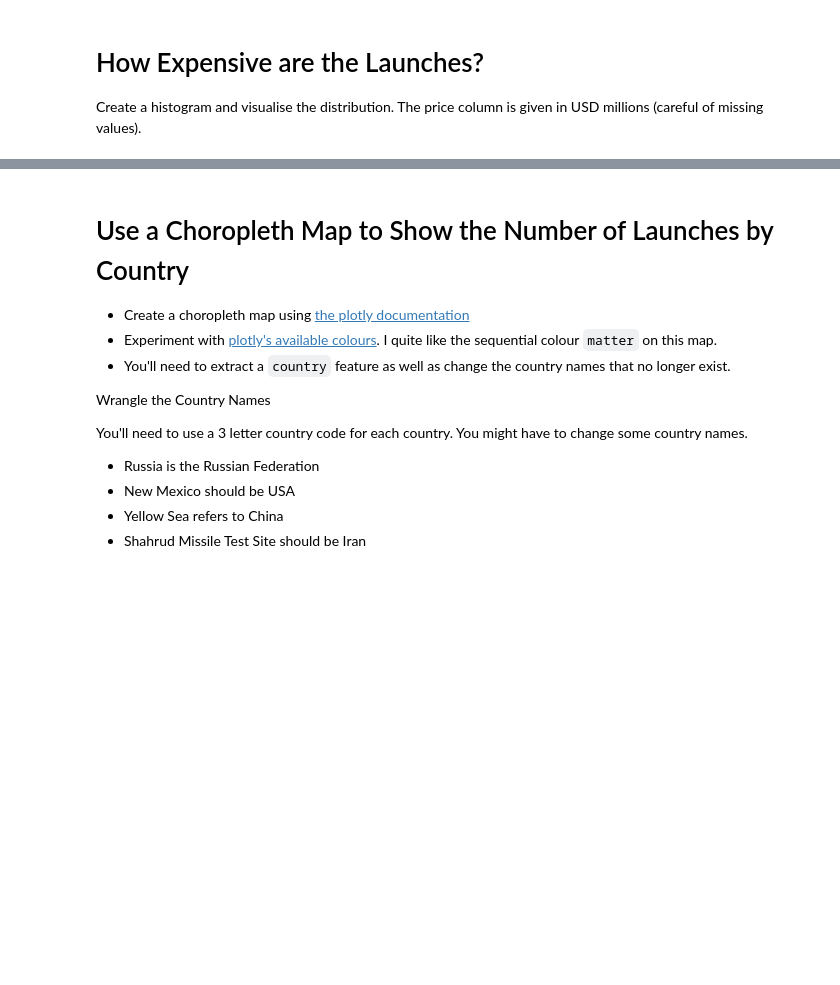
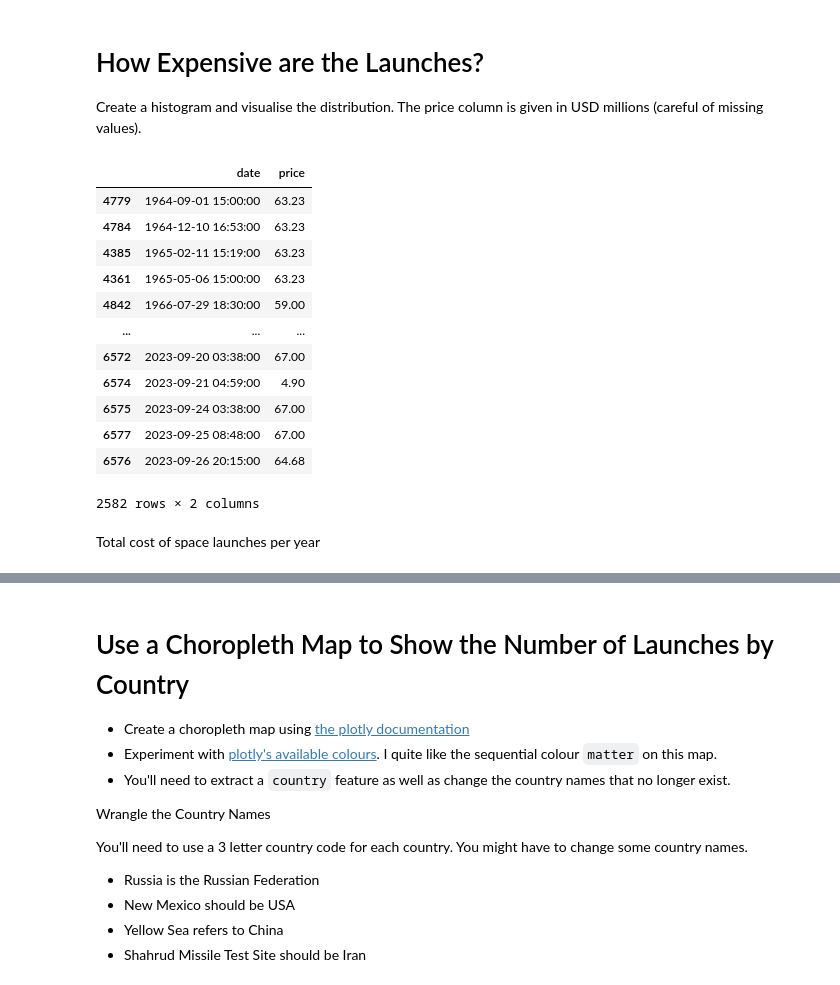
Before and after one commit to johnpapwinter/space-race-data-analysis, a Jupyter notebook: Space_Missions_Analysis.ipynb, the cells around one changed output, grey strips where cells are left out. Saved outputs shown, nothing was run; the diff lists cells and outputs as text; code cells hidden in the pictures; blank space fills up the shorter version.

Commit message:
cost of launches per time

```diff
--- a/Space_Missions_Analysis.ipynb
+++ b/Space_Missions_Analysis.ipynb
@@ -264,0 +268,18 @@ Create a histogram and visualise the distribution. The price column is given in
+# %%
+df_year_price
+# %% [output]
+|  | date | price |
+| 4779 | 1964-09-01 15:00:00 | 63.23 |
+| 4784 | 1964-12-10 16:53:00 | 63.23 |
+| 4385 | 1965-02-11 15:19:00 | 63.23 |
+| 4361 | 1965-05-06 15:00:00 | 63.23 |
+| 4842 | 1966-07-29 18:30:00 | 59.00 |
+| ... | ... | ... |
+| 6572 | 2023-09-20 03:38:00 | 67.00 |
+| 6574 | 2023-09-21 04:59:00 | 4.90 |
+| 6575 | 2023-09-24 03:38:00 | 67.00 |
+| 6577 | 2023-09-25 08:48:00 | 67.00 |
+| 6576 | 2023-09-26 20:15:00 | 64.68 |
+2582 rows × 2 columns
+# %% [markdown]
+Total cost of space launches per year
```
Also changed, not shown: parts of 3 cells of this notebook.
